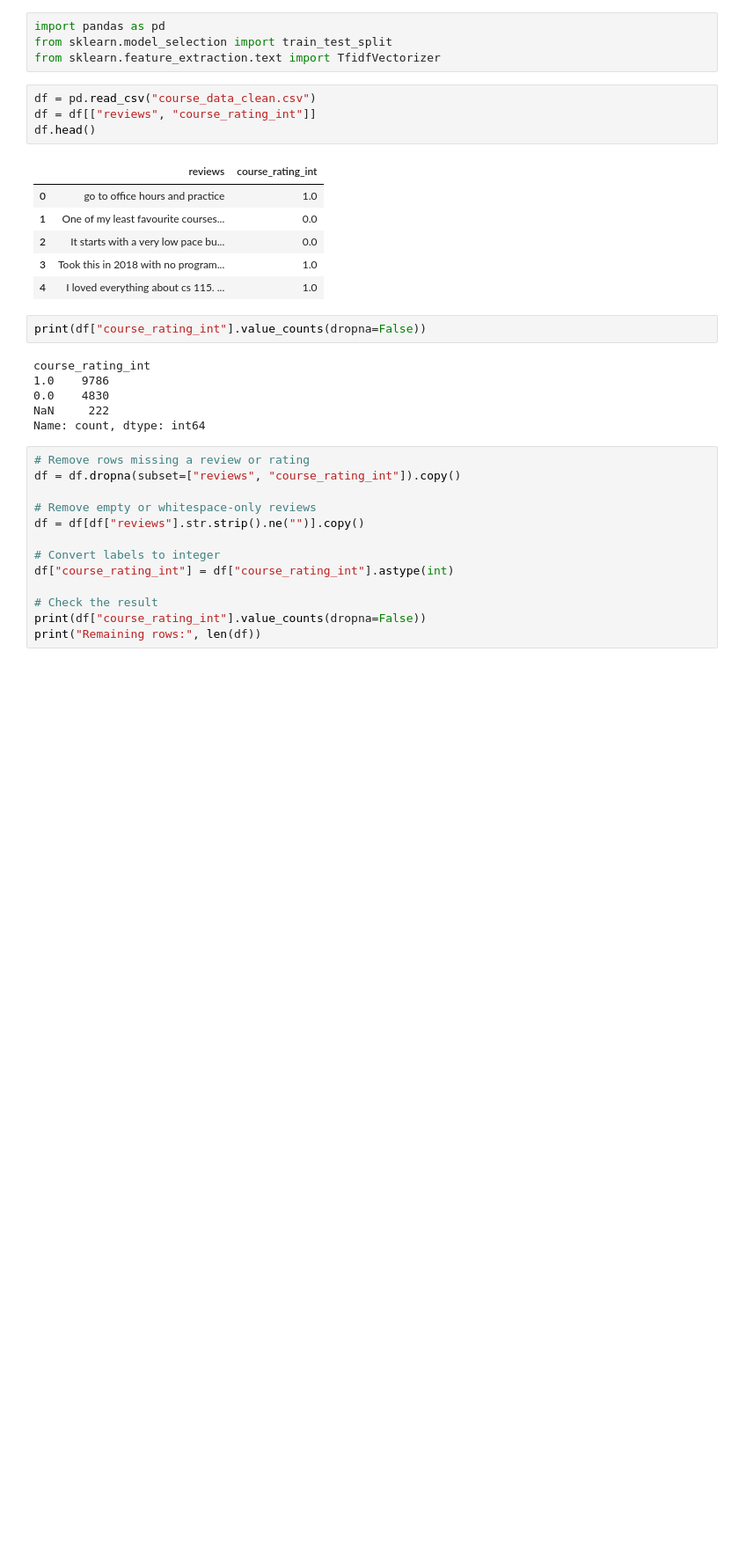
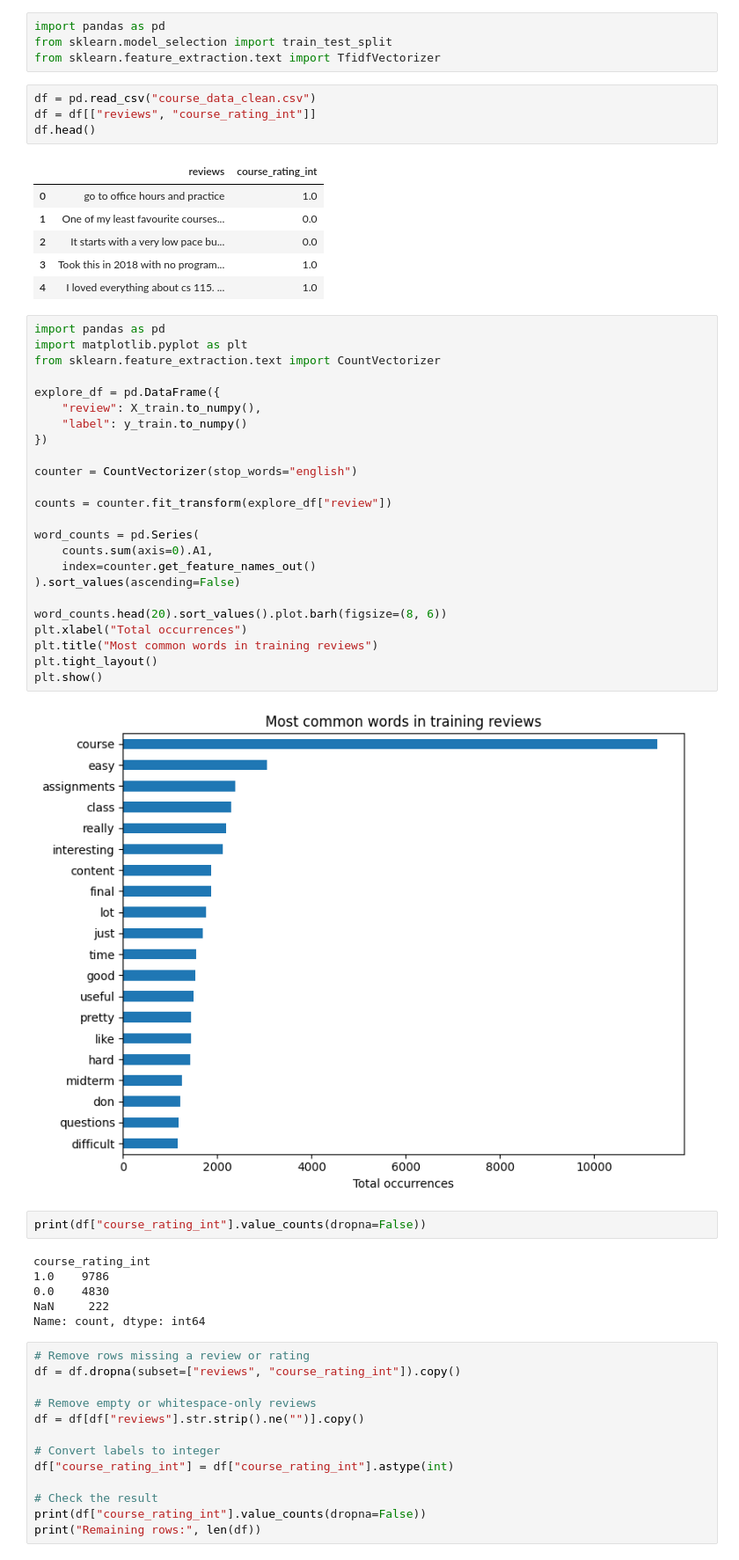
Before and after one commit to Joyanne05/vres-sentiment-analysis, a Jupyter notebook: sentiment_analysis.ipynb, the cells around one changed output. Shown at 88% size. Saved outputs shown, nothing was run; the diff lists cells and outputs as text; blank space fills up the shorter version.

```diff
--- a/sentiment_analysis.ipynb
+++ b/sentiment_analysis.ipynb
@@ -15,6 +15,32 @@ df.head()
 | 2 | It starts with a very low pace bu... | 0.0 |
 | 3 | Took this in 2018 with no program... | 1.0 |
 | 4 | I loved everything about cs 115. ... | 1.0 |
+# %%
+import pandas as pd
+import matplotlib.pyplot as plt
+from sklearn.feature_extraction.text import CountVectorizer
+
+explore_df = pd.DataFrame({
+    "review": X_train.to_numpy(),
+    "label": y_train.to_numpy()
+})
+
+counter = CountVectorizer(stop_words="english")
+
+counts = counter.fit_transform(explore_df["review"])
+
+word_counts = pd.Series(
+    counts.sum(axis=0).A1,
+    index=counter.get_feature_names_out()
+).sort_values(ascending=False)
+
+word_counts.head(20).sort_values().plot.barh(figsize=(8, 6))
+plt.xlabel("Total occurrences")
+plt.title("Most common words in training reviews")
+plt.tight_layout()
+plt.show()
+# %% [output]
+[figure, added]
 # %%
 print(df["course_rating_int"].value_counts(dropna=False))
 # %% [output]
```
Also changed, not shown: parts of 5 cells of this notebook.
